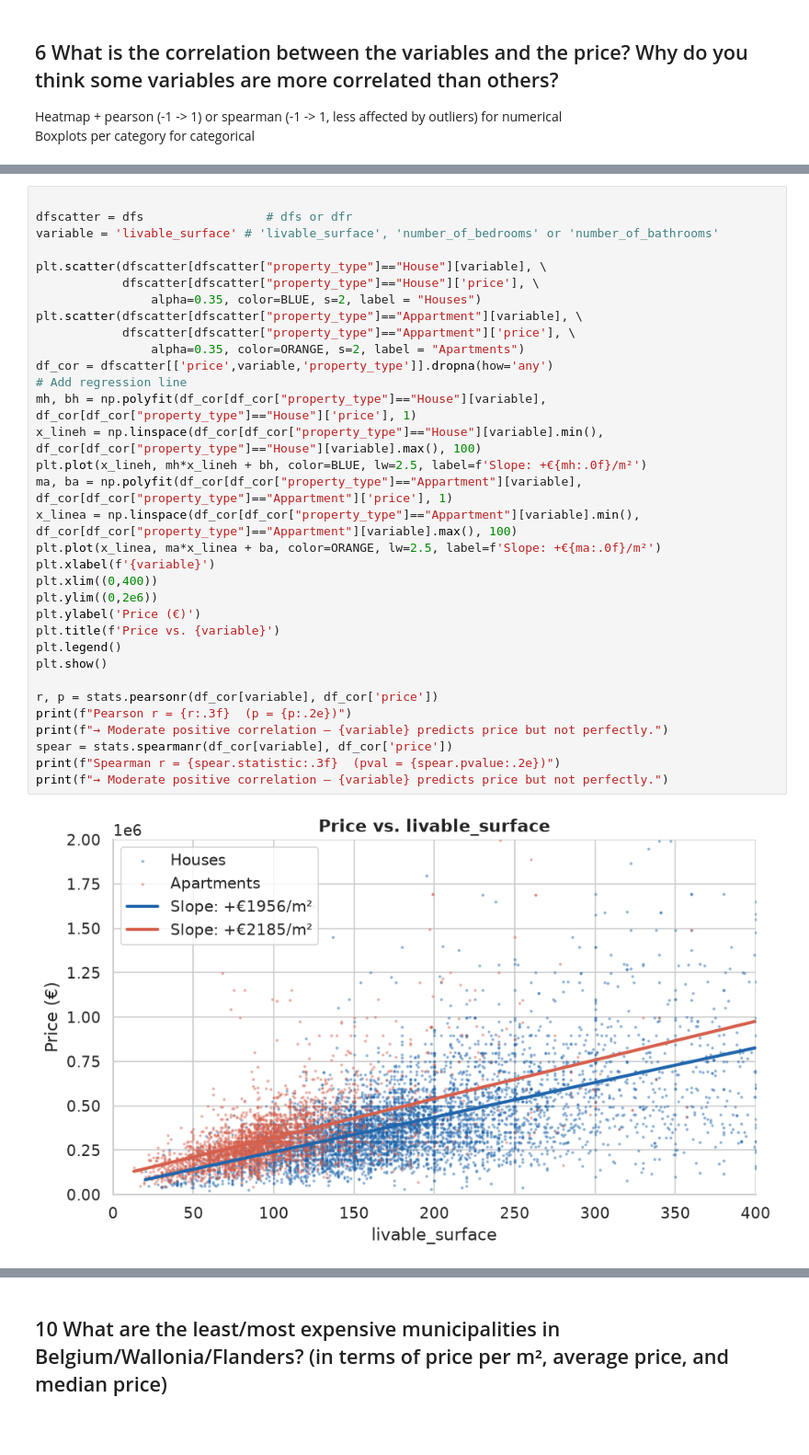
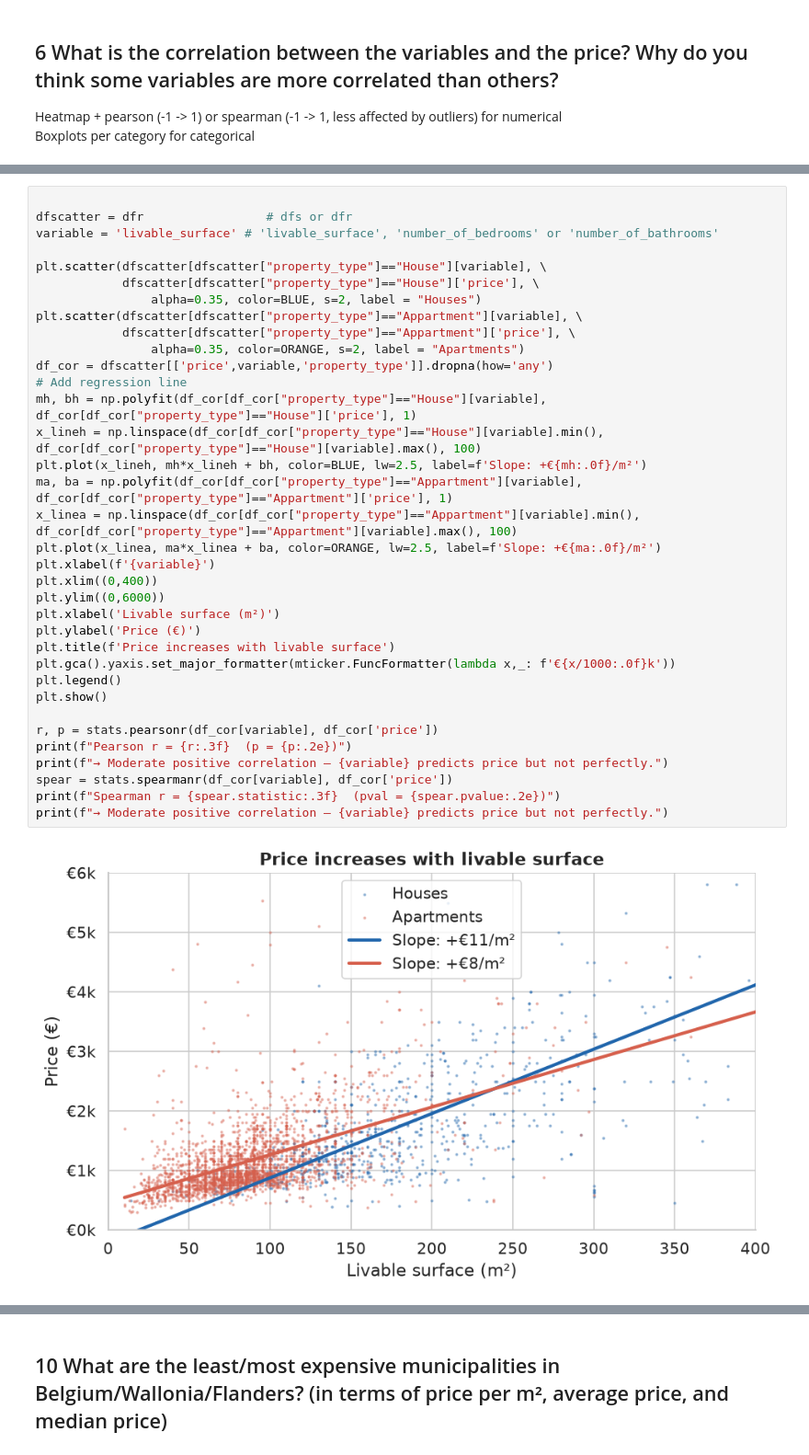
Before and after one commit to Gunay-Bayramova/immoeliza_data_analysis, a Jupyter notebook: Analysis/analysis_GB.ipynb, the cells around one changed output, grey strips where cells are left out. Shown at 92% size. Cells and saved outputs as stored; diff of their text form; blank space fills up the shorter version.

```diff
--- a/Analysis/analysis_GB.ipynb
+++ b/Analysis/analysis_GB.ipynb
@@ -253,36 +258,38 @@ Pearson r = 0.658  (p = 0.00e+00)
 → Moderate positive correlation — livable_surface predicts price but not perfectly.
 # %%
 
-dfscatter = dfs                 # dfs or dfr
+dfscatter = dfr                 # dfs or dfr
 variable = 'livable_surface' # 'livable_surface', 'number_of_bedrooms' or 'number_of_bathrooms'
 
 plt.scatter(dfscatter[dfscatter["property_type"]=="House"][variable], \
             dfscatter[dfscatter["property_type"]=="House"]['price'], \
                 alpha=0.35, color=BLUE, s=2, label = "Houses")
 plt.scatter(dfscatter[dfscatter["property_type"]=="Appartment"][variable], \
             dfscatter[dfscatter["property_type"]=="Appartment"]['price'], \
                 alpha=0.35, color=ORANGE, s=2, label = "Apartments")
 df_cor = dfscatter[['price',variable,'property_type']].dropna(how='any')
 # Add regression line
 mh, bh = np.polyfit(df_cor[df_cor["property_type"]=="House"][variable], df_cor[df_cor["property_type"]=="House"]['price'], 1)
 x_lineh = np.linspace(df_cor[df_cor["property_type"]=="House"][variable].min(), df_cor[df_cor["property_type"]=="House"][variable].max(), 100)
 plt.plot(x_lineh, mh*x_lineh + bh, color=BLUE, lw=2.5, label=f'Slope: +€{mh:.0f}/m²')
 ma, ba = np.polyfit(df_cor[df_cor["property_type"]=="Appartment"][variable], df_cor[df_cor["property_type"]=="Appartment"]['price'], 1)
 x_linea = np.linspace(df_cor[df_cor["property_type"]=="Appartment"][variable].min(), df_cor[df_cor["property_type"]=="Appartment"][variable].max(), 100)
 plt.plot(x_linea, ma*x_linea + ba, color=ORANGE, lw=2.5, label=f'Slope: +€{ma:.0f}/m²')
 plt.xlabel(f'{variable}')
 plt.xlim((0,400))
-plt.ylim((0,2e6))
+plt.ylim((0,6000))
+plt.xlabel('Livable surface (m²)')
 plt.ylabel('Price (€)')
-plt.title(f'Price vs. {variable}')
+plt.title(f'Price increases with livable surface')
+plt.gca().yaxis.set_major_formatter(mticker.FuncFormatter(lambda x,_: f'€{x/1000:.0f}k'))
 plt.legend()
 plt.show()
 
 r, p = stats.pearsonr(df_cor[variable], df_cor['price'])
 print(f"Pearson r = {r:.3f}  (p = {p:.2e})")
 print(f"→ Moderate positive correlation — {variable} predicts price but not perfectly.")
 spear = stats.spearmanr(df_cor[variable], df_cor['price'])
 print(f"Spearman r = {spear.statistic:.3f}  (pval = {spear.pvalue:.2e})")
 print(f"→ Moderate positive correlation — {variable} predicts price but not perfectly.")
 # %% [output]
-[figure, old version]
+[figure, new version]
```
Also changed, not shown: parts of 8 cells of this notebook.
